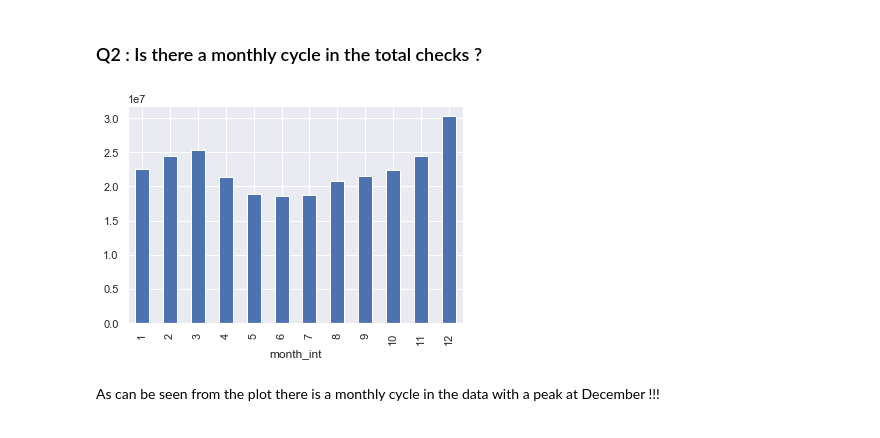
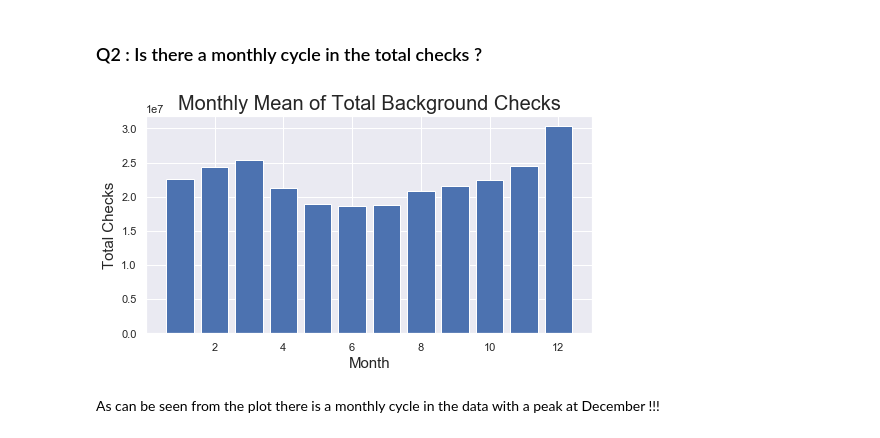
Before and after one commit to bijanfallah/FBI_background_check, a Jupyter notebook: investigate-a-dataset-template.ipynb, the cells around one changed output. Saved outputs shown, nothing was run; the diff lists cells and outputs as text; code cells hidden in the pictures.

```diff
--- a/investigate-a-dataset-template.ipynb
+++ b/investigate-a-dataset-template.ipynb
@@ -393,12 +404,17 @@ Name: totals, dtype: int64
 Interestng that the outliers happen all in **December** month!!!
 # %% [markdown]
 ### Q2 : Is there a monthly cycle in the total checks ?
-# %%
-# Find the monthly cycle :
-total_monthly = gun.groupby("month_int")["totals"].sum()
-total_monthly.plot(kind='bar');
-# %% [output]
-[figure, removed]
+# %%
+# Find the monthly cycle :
+total_monthly = gun.groupby("month_int")["totals"].sum()
+fig, ax = plt.subplots(figsize=(8,4))
+plt.bar(range(1,13),total_monthly)
+plt.xlabel('Month', fontsize=15)
+plt.ylabel('Total Checks', fontsize=15)
+plt.title('Monthly Mean of Total Background Checks', fontsize=20)
+plt.show()
+# %% [output]
+[figure, added]
 # %% [markdown]
 
 
```
Also changed, not shown: parts of 10 cells of this notebook, 2 other files.
